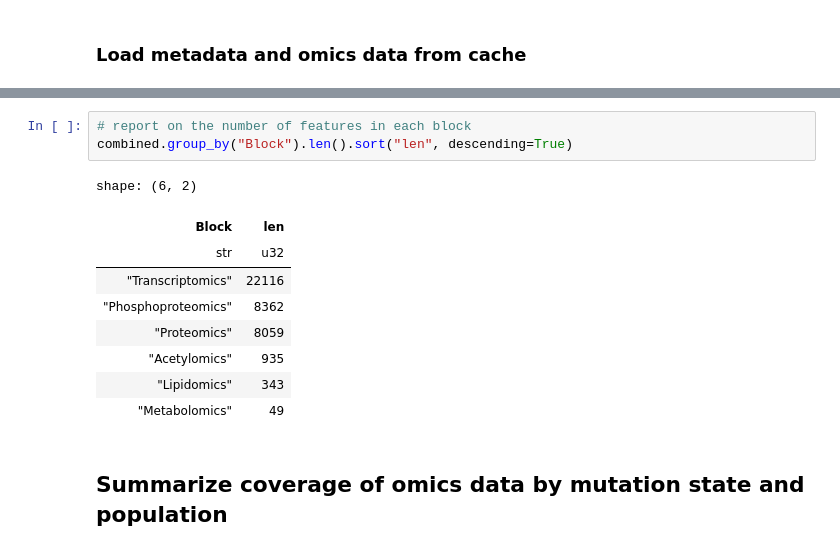
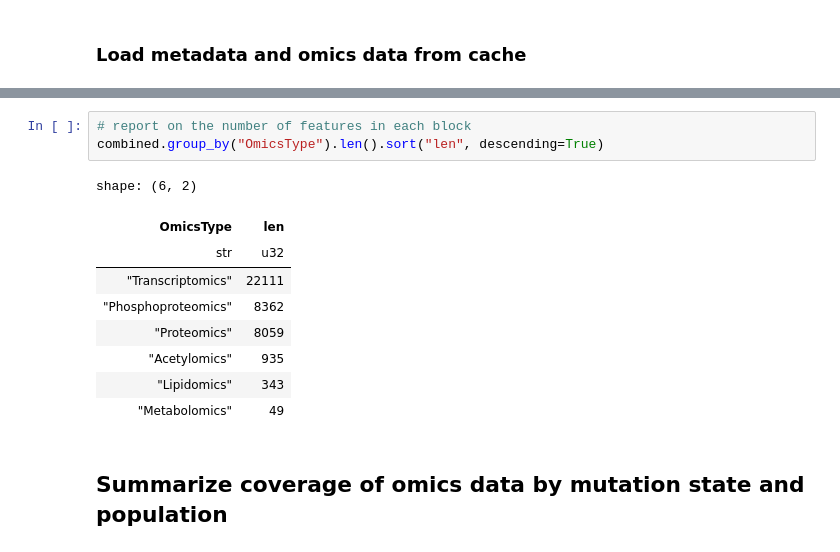
Before and after one commit to PNNL-CompBio/amlMultidrugResistance, a Jupyter notebook: aml_outcome_disparities/analysis/mutations/4_subset_omics_data.ipynb, the cells around one changed output, grey strips where cells are left out. Saved outputs shown, nothing was run; the diff lists cells and outputs as text.

```diff
--- a/aml_outcome_disparities/analysis/mutations/4_subset_omics_data.ipynb
+++ b/aml_outcome_disparities/analysis/mutations/4_subset_omics_data.ipynb
@@ -156,12 +156,12 @@ shape: (39_864, 286)
 | "Transcriptomics" | "ENSG00000273489" | null | null | null | null | null | null | null | null | null | ... |
 # %%
 # report on the number of features in each block
-combined.group_by("Block").len().sort("len", descending=True)
+combined.group_by("OmicsType").len().sort("len", descending=True)
 # %% [output]
 shape: (6, 2)
-| Block | len |
+| OmicsType | len |
 | str | u32 |
-| "Transcriptomics" | 22116 |
+| "Transcriptomics" | 22111 |
 | "Phosphoproteomics" | 8362 |
 | "Proteomics" | 8059 |
 | "Acetylomics" | 935 |
```
Also changed, not shown: parts of 7 cells of this notebook, 1 other file.
